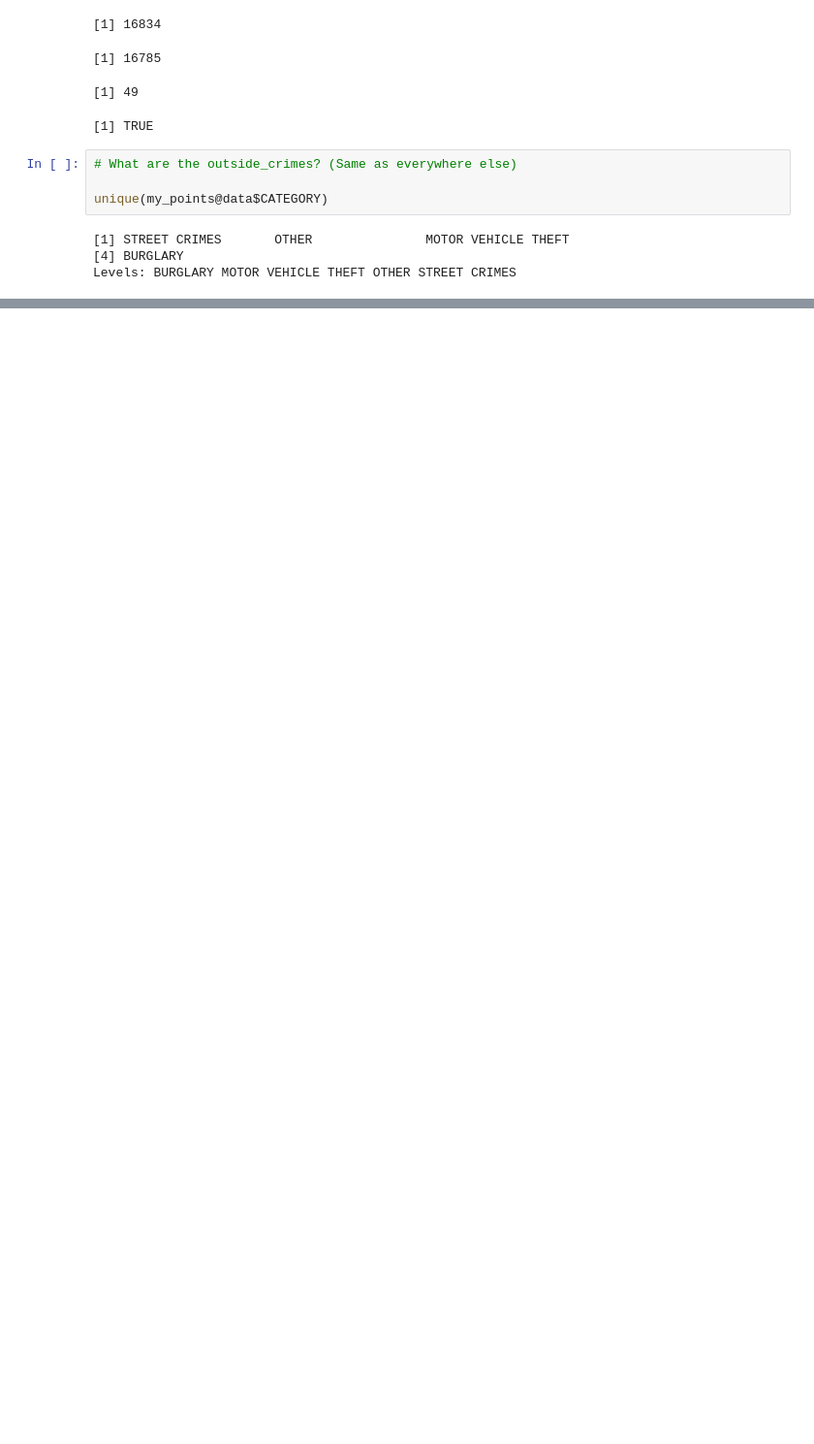
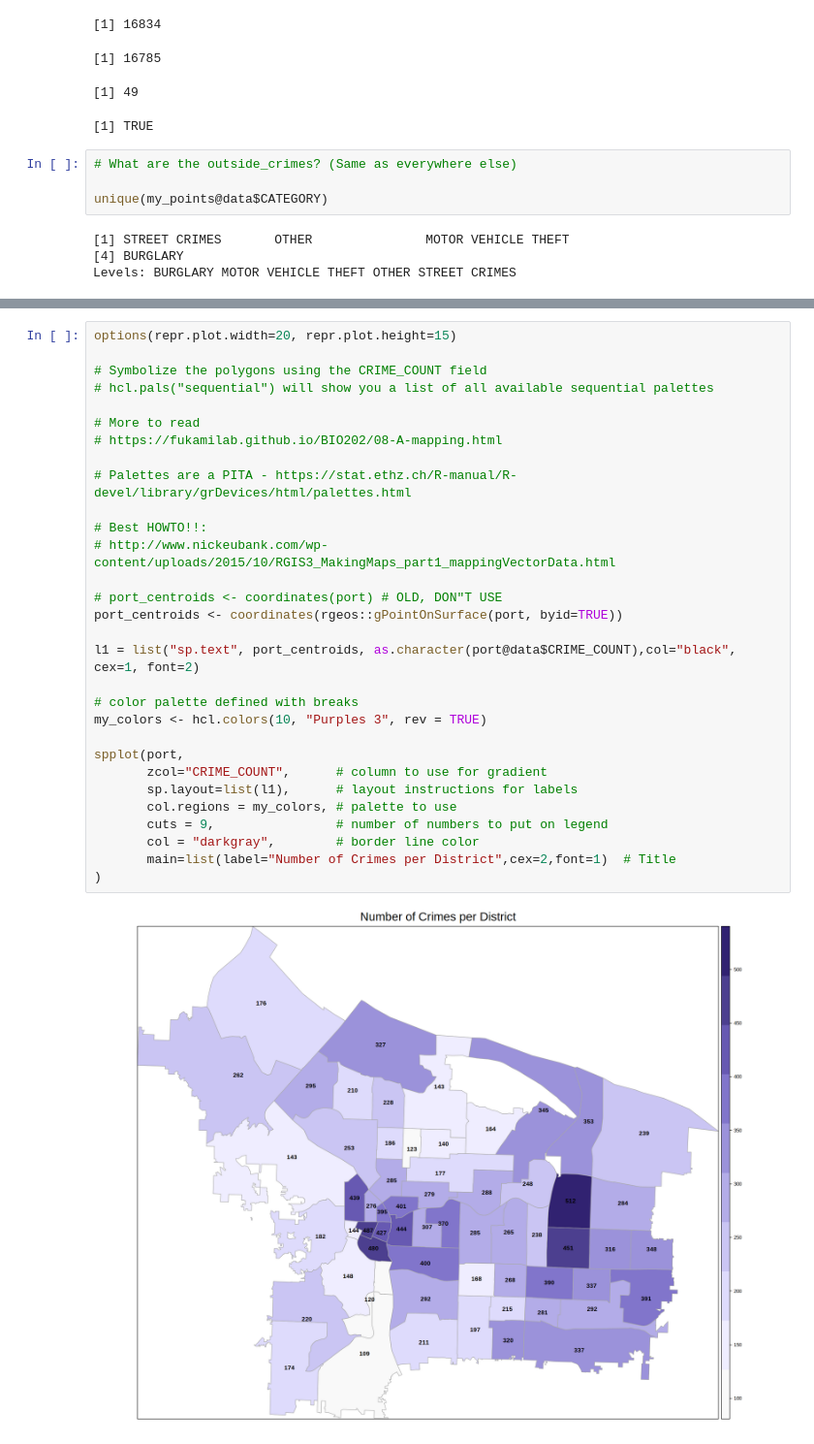
Before and after one commit to lagerratrobe/sp_maps, a Jupyter notebook: SP_Maps.ipynb, the cells around one changed output, grey strips where cells are left out. Shown at 97% size. Drawn from its saved outputs; the diff is of its cells as text; blank space fills up the shorter version.

```diff
--- a/SP_Maps.ipynb
+++ b/SP_Maps.ipynb
@@ -330,0 +366,32 @@ Levels: BURGLARY MOTOR VEHICLE THEFT OTHER STREET CRIMES
+# %%
+options(repr.plot.width=20, repr.plot.height=15)
+
+# Symbolize the polygons using the CRIME_COUNT field
+# hcl.pals("sequential") will show you a list of all available sequential palettes
+
+# More to read
+# https://fukamilab.github.io/BIO202/08-A-mapping.html
+
+# Palettes are a PITA - https://stat.ethz.ch/R-manual/R-devel/library/grDevices/html/palettes.html
+
+# Best HOWTO!!:
+# http://www.nickeubank.com/wp-content/uploads/2015/10/RGIS3_MakingMaps_part1_mappingVectorData.html
+
+# port_centroids <- coordinates(port) # OLD, DON"T USE
+port_centroids <- coordinates(rgeos::gPointOnSurface(port, byid=TRUE))
+
+l1 = list("sp.text", port_centroids, as.character(port@data$CRIME_COUNT),col="black", cex=1, font=2)
+
+# color palette defined with breaks
+my_colors <- hcl.colors(10, "Purples 3", rev = TRUE)
+
+spplot(port,
+       zcol="CRIME_COUNT",      # column to use for gradient
+       sp.layout=list(l1),      # layout instructions for labels
+       col.regions = my_colors, # palette to use
+       cuts = 9,                # number of numbers to put on legend
+       col = "darkgray",        # border line color
+       main=list(label="Number of Crimes per District",cex=2,font=1)  # Title
+)
+# %% [output]
+[figure, added]
```
Also changed, not shown: parts of 4 cells of this notebook.
